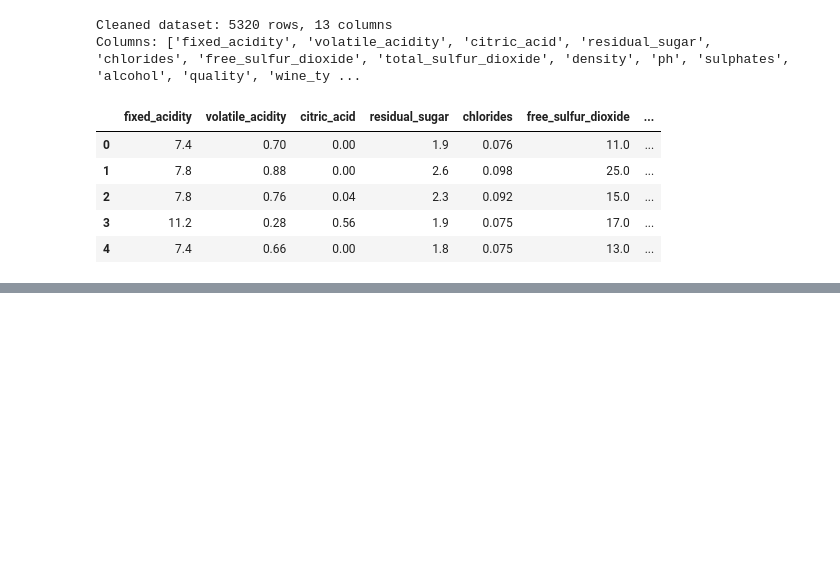
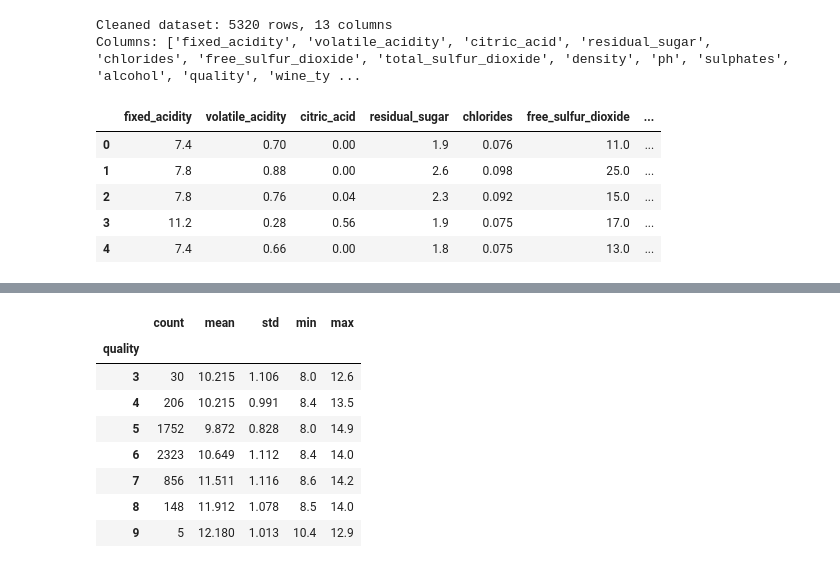
Before and after one commit to vikceo/ai-programming-foundations-project, a Jupyter notebook: ai programming fundamentals/data_workflow.ipynb, the cells around one changed output, grey strips where cells are left out. Drawn from its saved outputs; the diff is of its cells as text; code cells hidden in the pictures; blank space fills up the shorter version.

```diff
--- a/ai programming fundamentals/data_workflow.ipynb
+++ b/ai programming fundamentals/data_workflow.ipynb
@@ -167,0 +177,23 @@ df.describe()
+# %%
+def group_summary(df, group_col='wine_type', value_col='quality'):
+    """Summarize a value column across the levels of a grouping column.
+
+    For each group (e.g. red vs. white wine) this reports the count, mean,
+    standard deviation, minimum, and maximum of `value_col`. It is a grouped /
+    aggregated view that highlights how a metric such as quality differs across
+    categories.
+
+    Args:
+        df (pd.DataFrame): The DataFrame to analyze.
+        group_col (str): Column to group by. Defaults to 'wine_type'.
+        value_col (str): Numeric column to aggregate. Defaults to 'quality'.
+
+    Returns:
+        pd.DataFrame: One row per group with aggregated statistics.
+    """
+    summary = (
+        df.groupby(group_col)[value_col]
+        .agg(['count', 'mean', 'std', 'min', 'max'])
+        .round(3)
+    )
+    return summary
@@ -167,0 +268,13 @@ df.describe()
+# %%
+# Grouped view: average alcohol content by quality score
+group_summary(df, group_col='quality', value_col='alcohol')
+# %% [output]
+|  | count | mean | std | min | max |
+| quality |  |  |  |  |  |
+| 3 | 30 | 10.215 | 1.106 | 8.0 | 12.6 |
+| 4 | 206 | 10.215 | 0.991 | 8.4 | 13.5 |
+| 5 | 1752 | 9.872 | 0.828 | 8.0 | 14.9 |
+| 6 | 2323 | 10.649 | 1.112 | 8.4 | 14.0 |
+| 7 | 856 | 11.511 | 1.116 | 8.6 | 14.2 |
+| 8 | 148 | 11.912 | 1.078 | 8.5 | 14.0 |
+| 9 | 5 | 12.180 | 1.013 | 10.4 | 12.9 |
```
Also changed, not shown: parts of 10 cells of this notebook.
